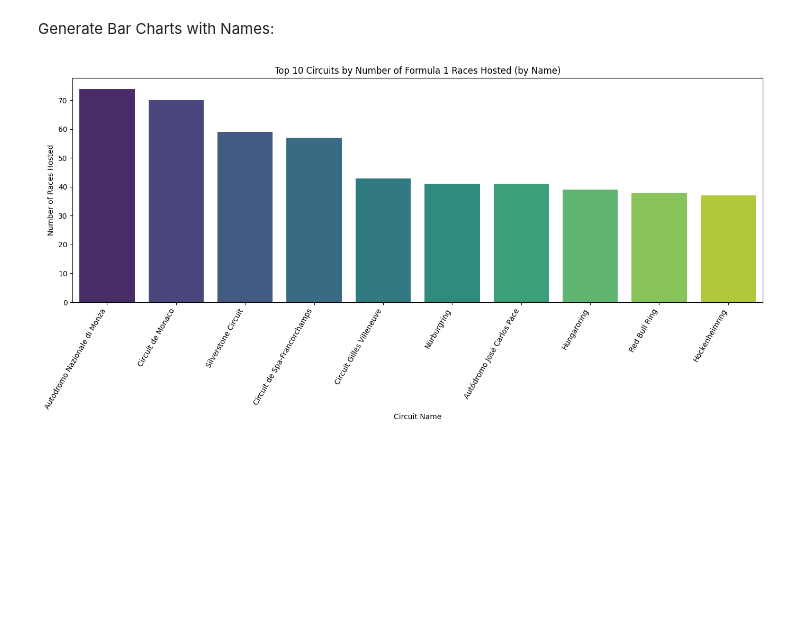
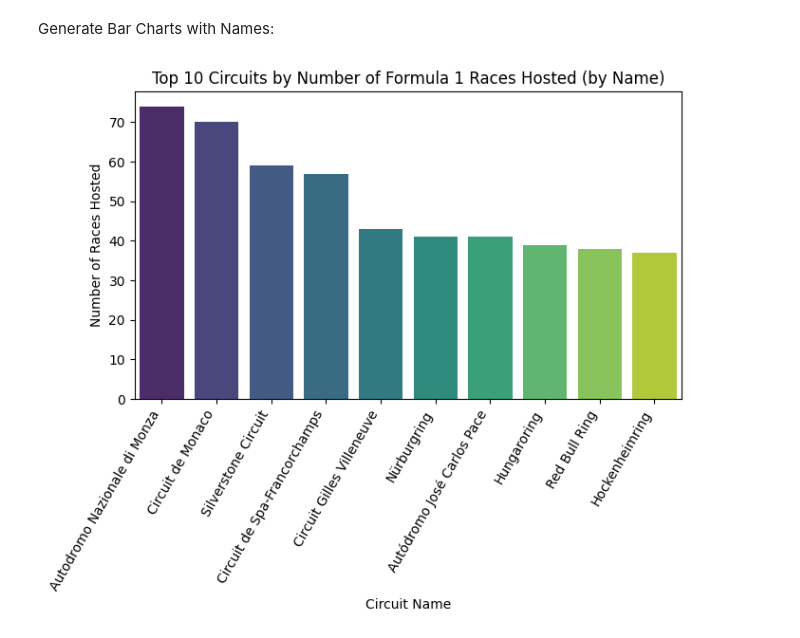
Before and after one commit to DavidAlmonacid/data_analysis_formula1_1950-2024, a Jupyter notebook: main.ipynb, the cells around one changed output. Drawn from its saved outputs; the diff is of its cells as text; code cells hidden in the pictures; blank space fills up the shorter version.

Commit message:
Change images dimensions

```diff
--- a/main.ipynb
+++ b/main.ipynb
@@ -196,26 +196,26 @@ os.makedirs("figures", exist_ok=True)
 # %%
 # Count the number of races per circuitName from the merged DataFrame
 races_per_circuit = (
     df_races_merged["circuitName"].value_counts().head(10).sort_values(ascending=False)
 )
 
 # Create the bar chart
-plt.figure(figsize=(14, 7))  # Slightly larger figure for readability
+plt.figure(figsize=(7, 6))  # Slightly larger figure for readability
 sns.barplot(
     x=races_per_circuit.index,
     y=races_per_circuit.values,
     hue=races_per_circuit.index,
     palette="viridis",
 )
 plt.title("Top 10 Circuits by Number of Formula 1 Races Hosted (by Name)")
 plt.xlabel("Circuit Name")
 plt.ylabel("Number of Races Hosted")
 plt.xticks(rotation=60, ha="right")  # Rotate labels more for long names
 plt.tight_layout()
 plt.savefig("figures/top_circuits_by_name_bar_chart.png")  # Save the plot to a file
 plt.show()
 # %% [output]
-[figure, old version]
+[figure, new version]
 # %%
 # Filter for Non-European Circuits
 
```
Also changed, not shown: parts of 2 cells of this notebook, 2 other files.
